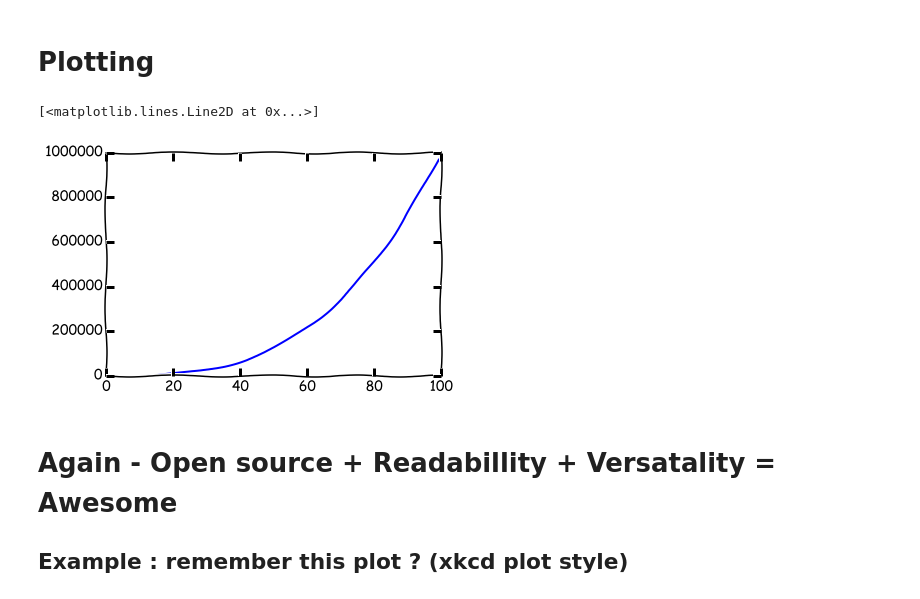
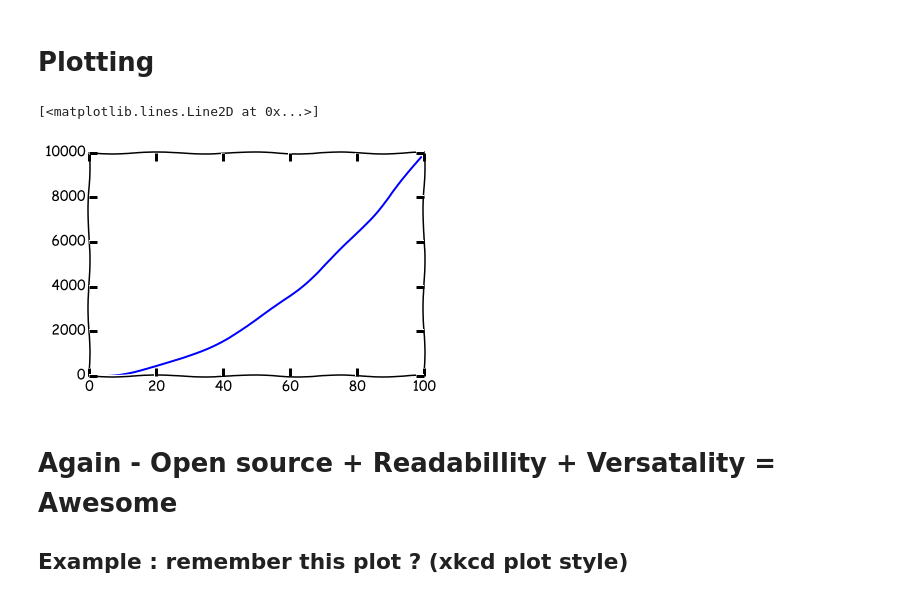
Before and after one commit to nadnaps/PyPof-Series-1, a Jupyter notebook: 00-python-intro.ipynb, the cells around one changed output. Drawn from its saved outputs; the diff is of its cells as text; code cells hidden in the pictures.

```diff
--- a/00-python-intro.ipynb
+++ b/00-python-intro.ipynb
@@ -283,17 +283,16 @@ We'll do much more plotting later on, this is just to get started.
 # %%
 # Load up pylab, a useful plotting library
 %matplotlib inline
 import matplotlib.pyplot as plt
 import numpy as np
 
 # Make some x and y data and plot it
 plt.xkcd()
-y = np.arange(100)**3
-plt.ylim([0,1e6])
-plt.plot(y)
+y = np.arange(100)**2
+plt.plot(y,'b')
 # %% [output]
 [<matplotlib.lines.Line2D at 0x...>]
-[figure, old version]
+[figure, new version]
 # %% [markdown]
 # Again - Open source + Readabillity + Versatality = Awesome
 ## Example : remember this plot ?  (xkcd plot style)
```
Also changed, not shown: 1 other file.
